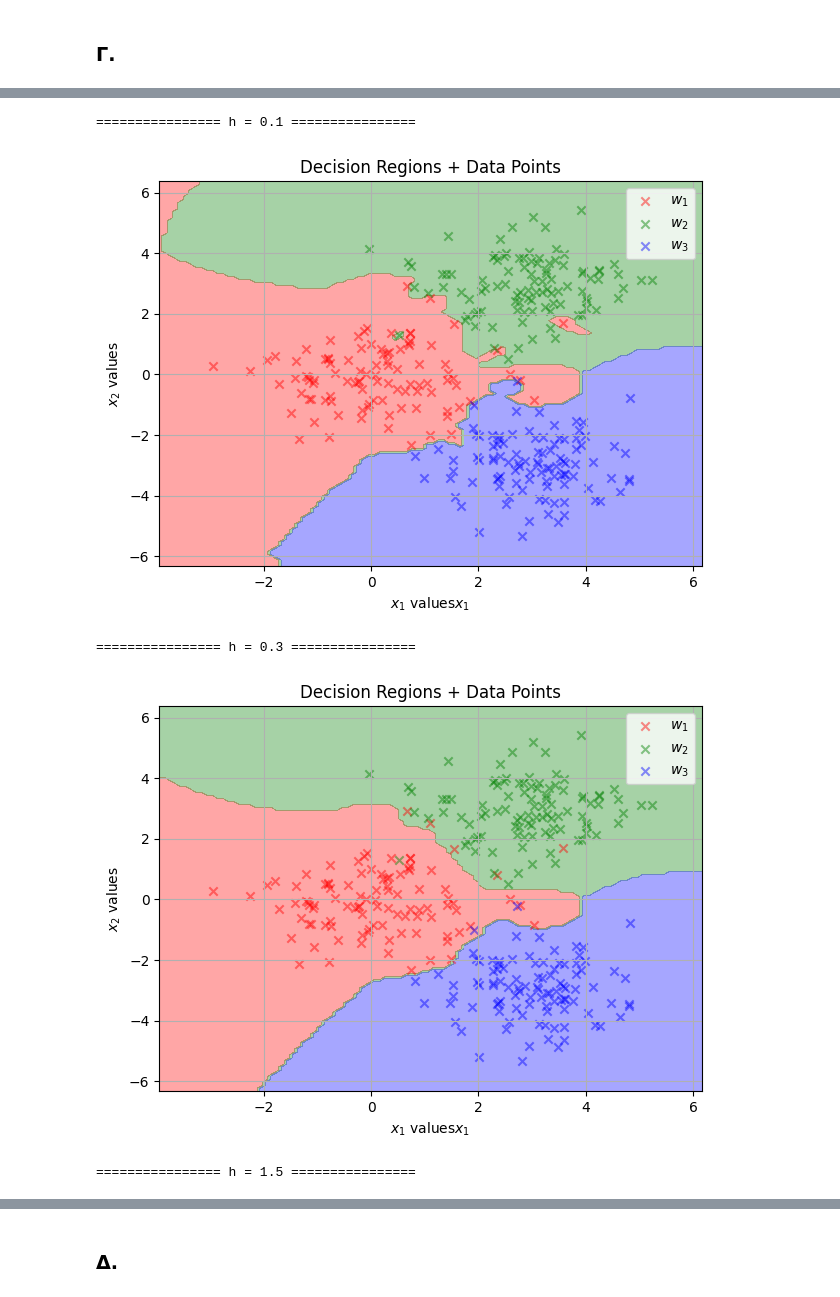
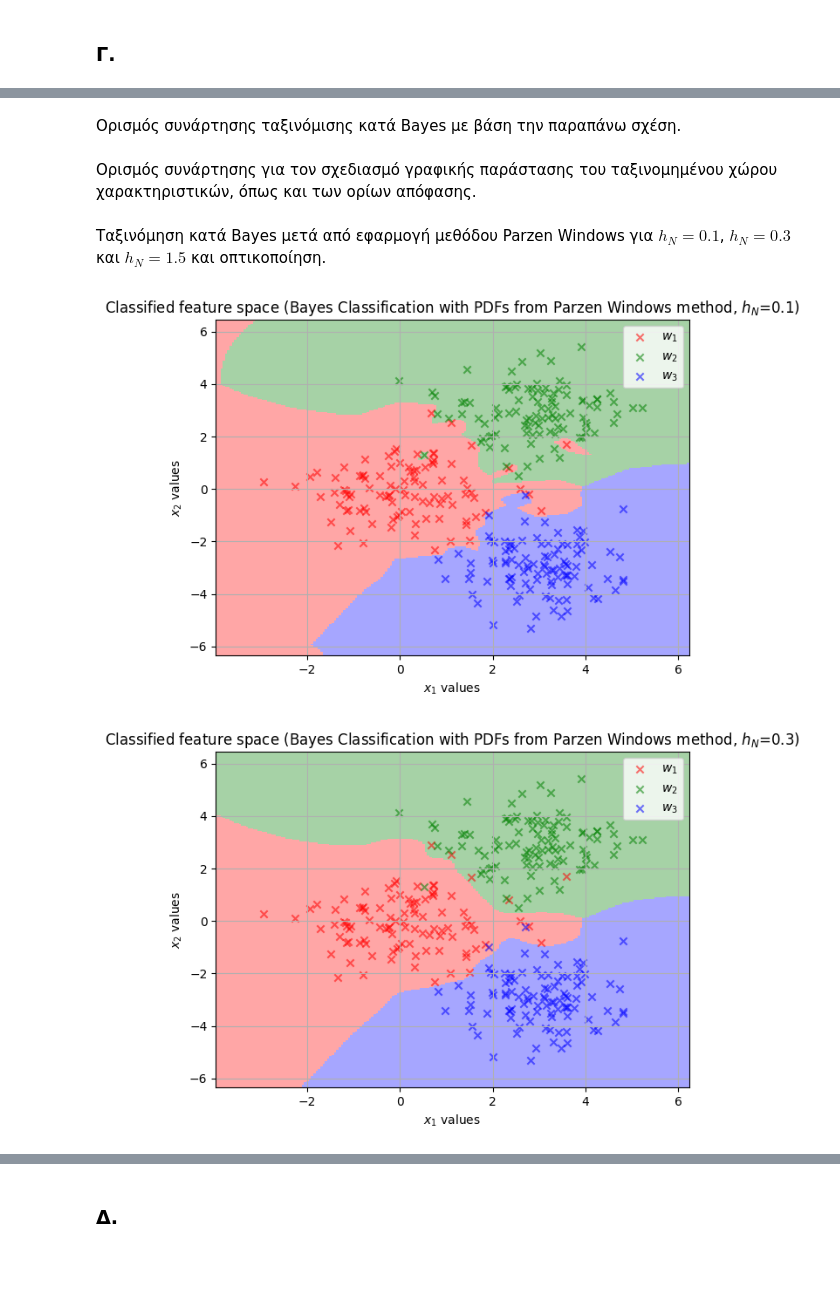
Before and after one commit to iliaxant/Pattern_Recognition_HW2, a Jupyter notebook: HW_2_PR_58545.ipynb, the cells around one changed output, grey strips where cells are left out. Saved outputs shown, nothing was run; the diff lists cells and outputs as text; code cells hidden in the pictures; blank space fills up the shorter version.

```diff
--- a/HW_2_PR_58545.ipynb
+++ b/HW_2_PR_58545.ipynb
@@ -381,6 +396,8 @@ for kappa in k:
 $ω(x)=\underset{ω_i}{argmax}(p(x|ω_i))$
 
 στην οποία η $p(x|ω_i)$ έχει υπολογιστεί μέσω της μεθόδου παραθύρων Parzen.
+# %% [markdown]
+Ορισμός συνάρτησης ταξινόμισης κατά Bayes με βάση την παραπάνω σχέση.
 # %%
 def bayes_classifier(pdf_list):
 
@@ -389,24 +406,31 @@ def bayes_classifier(pdf_list):
     decisions += 1
 
     return decisions
+# %% [markdown]
+Ορισμός συνάρτησης για τον σχεδιασμό γραφικής παράστασης του ταξινομημένου χώρου χαρακτηριστικών, όπως και των ορίων απόφασης.
 # %%
-def plot_classifications(xx1, xx2, classes_w, decisions):
+def plot_classifications(xx1, xx2, classes_w, decisions, method_param, method=0):
+
+    """
+    method == 1 → k-NN  (method_param = k)
+    method == 0 (default) → Parzen (method_param = h)
+    """
 
     plt.figure(figsize=(7, 5))
 
-    plt.contourf(xx1, xx2, decisions, levels=[0.5, 1.5, 2.5, 3.5], alpha=0.35,
-                 colors=['red', 'green', 'blue'])
+    plt.pcolormesh(xx1, xx2, decisions, shading='auto',
+                   cmap=ListedColormap(['red', 'green', 'blue']), alpha=0.35)
 
-    # plt.contour(xx1, xx2, decisions, levels=[1.5, 2.5], colors='k', linewidths=1.3)
+    plt.scatter(classes_w[0][0], classes_w[0][1], color='r', marker='x', label='$w_1$', alpha=0.55)
+    plt.scatter(classes_w[1][0], classes_w[1][1], color='g', marker='x', label='$w_2$', alpha=0.55)
+    plt.scatter(classes_w[2][0], classes_w[2][1], color='b', marker='x', label='$w_3$', alpha=0.55)
 
-    # --- 3) Plot training points ---
-    plt.scatter(classes_w[0][0], classes_w[0][1], color='r', marker='x', label='$w_1$', alpha=0.45)
-    plt.scatter(classes_w[1][0], classes_w[1][1], color='g', marker='x', label='$w_2$', alpha=0.45)
-    plt.scatter(classes_w[2][0], classes_w[2][1], color='b', marker='x', label='$w_3$', alpha=0.45)
-
-    plt.xlabel("$x_1$ values""$x_1$")
+    plt.xlabel("$x_1$ values")
     plt.ylabel("$x_2$ values")
-    plt.title("Decision Regions + Data Points")
+    if method:
+        plt.title(f"Classified feature space (Bayes Classification with PDFs from k-NN method, $k$={method_param})")
+    else:
+        plt.title(f"Classified feature space (Bayes Classification with PDFs from Parzen Windows method, $h_N$={method_param})")
     plt.legend()
     plt.grid(True)
     plt.show()
@@ -461,21 +437,16 @@ def pdf_graph_3D(xx1, xx2, classes_w, class_pdfs, method_param, method=0):
+# %% [markdown]
+Ταξινόμηση κατά Bayes μετά από εφαρμογή μεθόδου Parzen Windows για $h_N=0.1$, $h_N=0.3$ και $h_N=1.5$ και οπτικοποίηση.
 # %%
-hs = [0.1, 0.3, 1.5]
+h_N = [0.1, 0.3, 1.5]
 
-for h in hs:
-    # Υπολογισμός των p(x|ω_i)
-    p1 = parzen_pdf(X, w1[[0,1]].to_numpy(), h).reshape(xx1.shape)
-    p2 = parzen_pdf(X, w2[[0,1]].to_numpy(), h).reshape(xx1.shape)
-    p3 = parzen_pdf(X, w3[[0,1]].to_numpy(), h).reshape(xx1.shape)
+for h in h_N:
 
-    # Bayes classification (equal priors → απλή σύγκριση p(x|ω_i))
-    labels = bayes_classifier([p1, p2, p3])
+    p_1 = parzen_pdf(X, w1[[0,1]].to_numpy(), h).reshape(xx1.shape)
+    p_2 = parzen_pdf(X, w2[[0,1]].to_numpy(), h).reshape(xx1.shape)
+    p_3 = parzen_pdf(X, w3[[0,1]].to_numpy(), h).reshape(xx1.shape)
 
-    # Plot decision regions
-    print(f"\n================ h = {h} ================")
-    plot_classifications(xx1, xx2, [w1, w2, w3], labels)
+    decisions = bayes_classifier([p_1, p_2, p_3])
+    plot_classifications(xx1, xx2, [w1, w2, w3], decisions, h, 0)
 # %% [output]
-================ h = 0.1 ================
-[figure, old version]
+[figure, new version]
-================ h = 0.3 ================
-[figure, old version]
+[figure, new version]
-================ h = 1.5 ================
```
Also changed, not shown: parts of 16 cells of this notebook.
